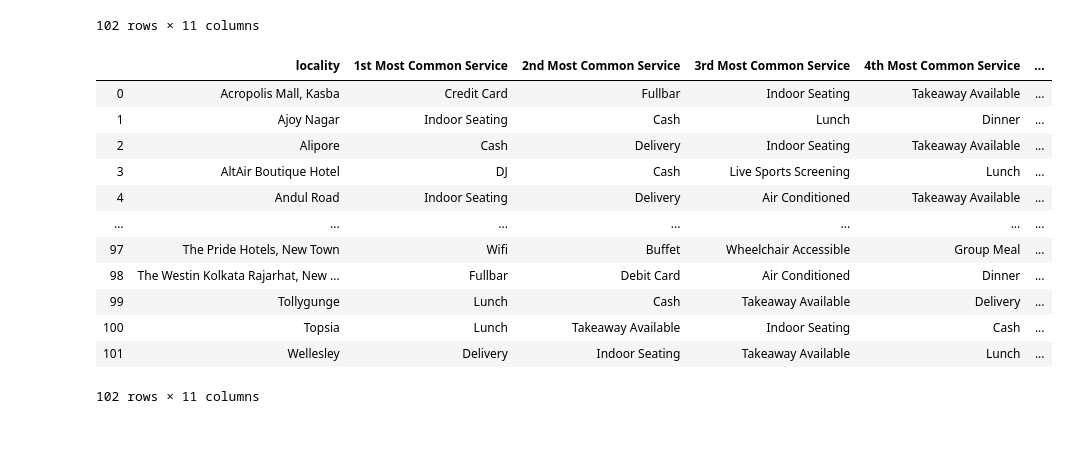
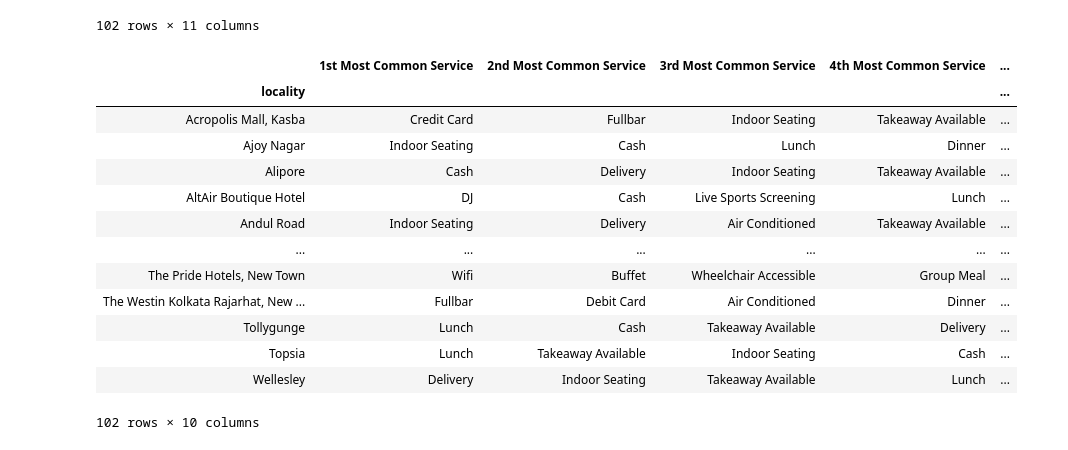
Before and after one commit to recervictory/Coursera_Capstone, a Jupyter notebook: Week 4/Kolkata-Battle-of-Neighborhoods.ipynb, the cells around one changed output. Drawn from its saved outputs; the diff is of its cells as text; code cells hidden in the pictures.

```diff
--- a/Week 4/Kolkata-Battle-of-Neighborhoods.ipynb
+++ b/Week 4/Kolkata-Battle-of-Neighborhoods.ipynb
@@ -559,35 +560,37 @@ area_top_cusines
 # %%
 num_top_venues = 10
 
 indicators = ['st', 'nd', 'rd']
 
 # create columns according to number of top venues
 columns = ['locality']
 for ind in np.arange(num_top_venues):
     try: # try if in ['st', 'nd', 'rd'] else ['th']
         columns.append('{}{} Most Common Service'.format(ind+1, indicators[ind]))
     except:
         columns.append('{}th Most Common Service'.format(ind+1))
 
 # create a new dataframe
 area_top_highlights = pd.DataFrame(columns=columns)
 area_top_highlights['locality'] = highlights['locality']
 
 for ind in np.arange(highlights.shape[0]):
     area_top_highlights.iloc[ind, 1:] = return_most_common_cusies_or_service(highlights.iloc[ind, :], num_top_venues)
 
+area_top_highlights.set_index('locality',inplace=True)
 area_top_highlights
 # %% [output]
-|  | locality | 1st Most Common Service | 2nd Most Common Service | 3rd Most Common Service | 4th Most Common Service | ... |
-| 0 | Acropolis Mall, Kasba | Credit Card | Fullbar | Indoor Seating | Takeaway Available | ... |
-| 1 | Ajoy Nagar | Indoor Seating | Cash | Lunch | Dinner | ... |
-| 2 | Alipore | Cash | Delivery | Indoor Seating | Takeaway Available | ... |
-| 3 | AltAir Boutique Hotel | DJ | Cash | Live Sports Screening | Lunch | ... |
-| 4 | Andul Road | Indoor Seating | Delivery | Air Conditioned | Takeaway Available | ... |
-| ... | ... | ... | ... | ... | ... | ... |
-| 97 | The Pride Hotels, New Town | Wifi | Buffet | Wheelchair Accessible | Group Meal | ... |
-| 98 | The Westin Kolkata Rajarhat, New ... | Fullbar | Debit Card | Air Conditioned | Dinner | ... |
-| 99 | Tollygunge | Lunch | Cash | Takeaway Available | Delivery | ... |
-| 100 | Topsia | Lunch | Takeaway Available | Indoor Seating | Cash | ... |
-| 101 | Wellesley | Delivery | Indoor Seating | Takeaway Available | Lunch | ... |
+|  | 1st Most Common Service | 2nd Most Common Service | 3rd Most Common Service | 4th Most Common Service | ... |
+| locality |  |  |  |  | ... |
+| Acropolis Mall, Kasba | Credit Card | Fullbar | Indoor Seating | Takeaway Available | ... |
+| Ajoy Nagar | Indoor Seating | Cash | Lunch | Dinner | ... |
+| Alipore | Cash | Delivery | Indoor Seating | Takeaway Available | ... |
+| AltAir Boutique Hotel | DJ | Cash | Live Sports Screening | Lunch | ... |
+| Andul Road | Indoor Seating | Delivery | Air Conditioned | Takeaway Available | ... |
+| ... | ... | ... | ... | ... | ... |
+| The Pride Hotels, New Town | Wifi | Buffet | Wheelchair Accessible | Group Meal | ... |
+| The Westin Kolkata Rajarhat, New ... | Fullbar | Debit Card | Air Conditioned | Dinner | ... |
+| Tollygunge | Lunch | Cash | Takeaway Available | Delivery | ... |
+| Topsia | Lunch | Takeaway Available | Indoor Seating | Cash | ... |
+| Wellesley | Delivery | Indoor Seating | Takeaway Available | Lunch | ... |
-102 rows × 11 columns
+102 rows × 10 columns
```
Also changed, not shown: parts of 2 cells of this notebook.
